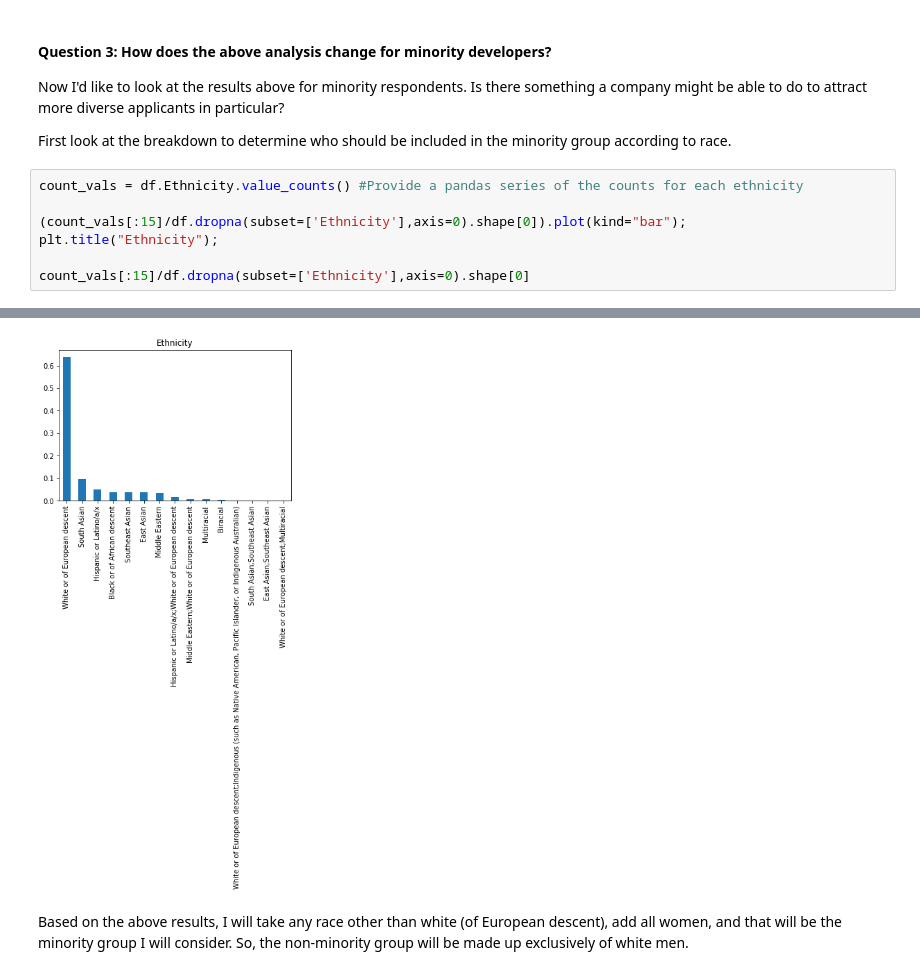
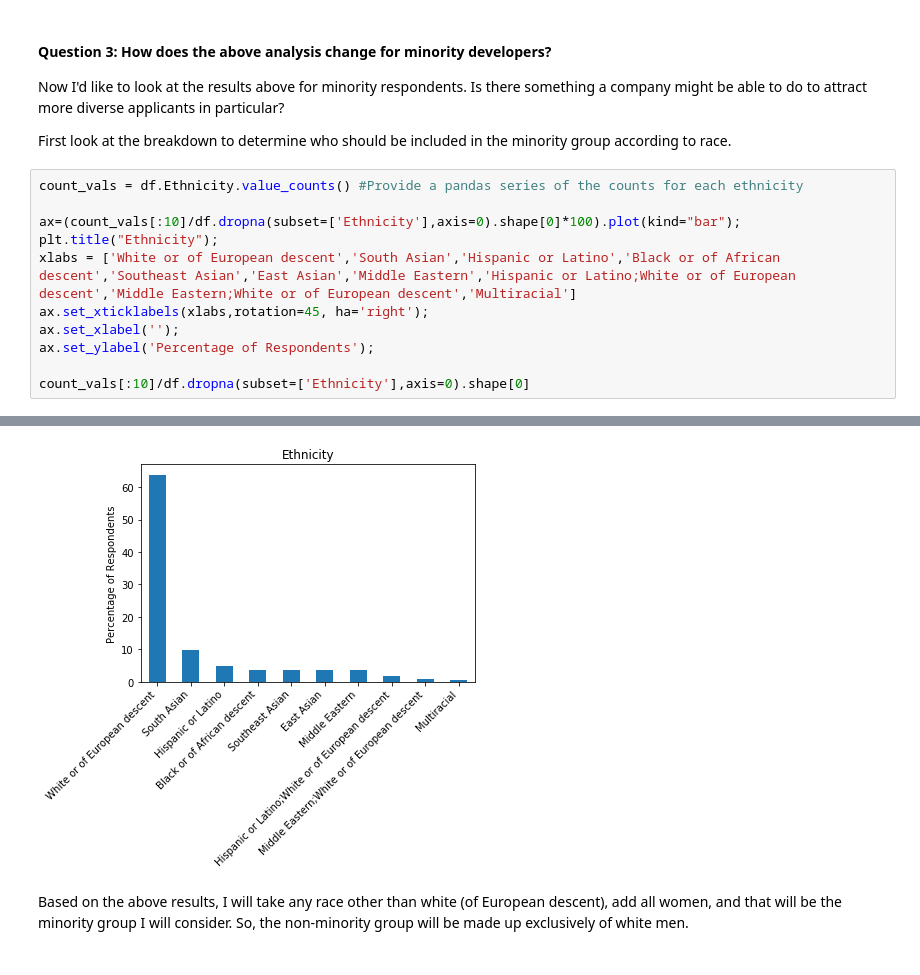
Before and after one commit to dagmaraw/stackoverflow, a Jupyter notebook: Stack_Overflow_Survey.ipynb, the cells around one changed output, grey strips where cells are left out. Drawn from its saved outputs; the diff is of its cells as text.

```diff
--- a/Stack_Overflow_Survey.ipynb
+++ b/Stack_Overflow_Survey.ipynb
@@ -273,8 +297,12 @@ First look at the breakdown to determine who should be included in the minority
 # %%
 count_vals = df.Ethnicity.value_counts() #Provide a pandas series of the counts for each ethnicity
 
-(count_vals[:15]/df.dropna(subset=['Ethnicity'],axis=0).shape[0]).plot(kind="bar");
+ax=(count_vals[:10]/df.dropna(subset=['Ethnicity'],axis=0).shape[0]*100).plot(kind="bar");
 plt.title("Ethnicity");
+xlabs = ['White or of European descent','South Asian','Hispanic or Latino','Black or of African descent','Southeast Asian','East Asian','Middle Eastern','Hispanic or Latino;White or of European descent','Middle Eastern;White or of European descent','Multiracial']
+ax.set_xticklabels(xlabs,rotation=45, ha='right');
+ax.set_xlabel('');
+ax.set_ylabel('Percentage of Respondents');
 
-count_vals[:15]/df.dropna(subset=['Ethnicity'],axis=0).shape[0]
+count_vals[:10]/df.dropna(subset=['Ethnicity'],axis=0).shape[0]
 # %% [output]
@@ -296,5 +319,5 @@ White or of European descent;Multiracial
 Name: Ethnicity, dtype: float64
-[figure, old version]
+[figure, new version]
 # %% [markdown]
 Based on the above results, I will take any race other than white (of European descent), add all women, and that will be the minority group I will consider. So, the non-minority group will be made up exclusively of white men.
 # %% [markdown]
```
Also changed, not shown: parts of 7 cells of this notebook, 1 other file.
